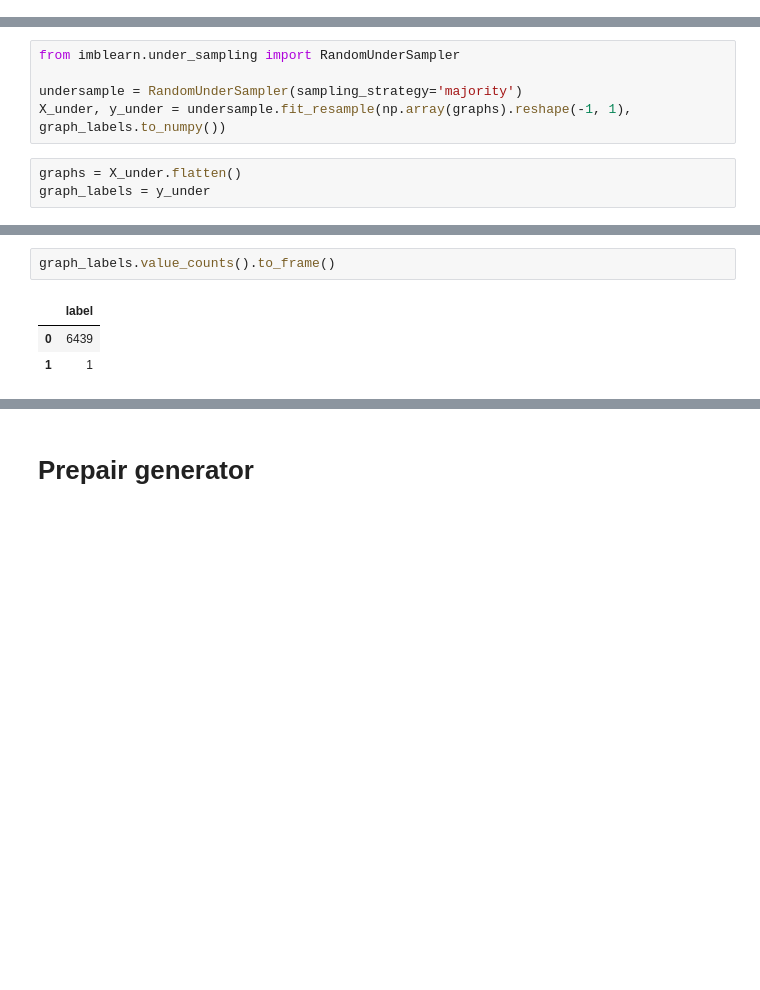
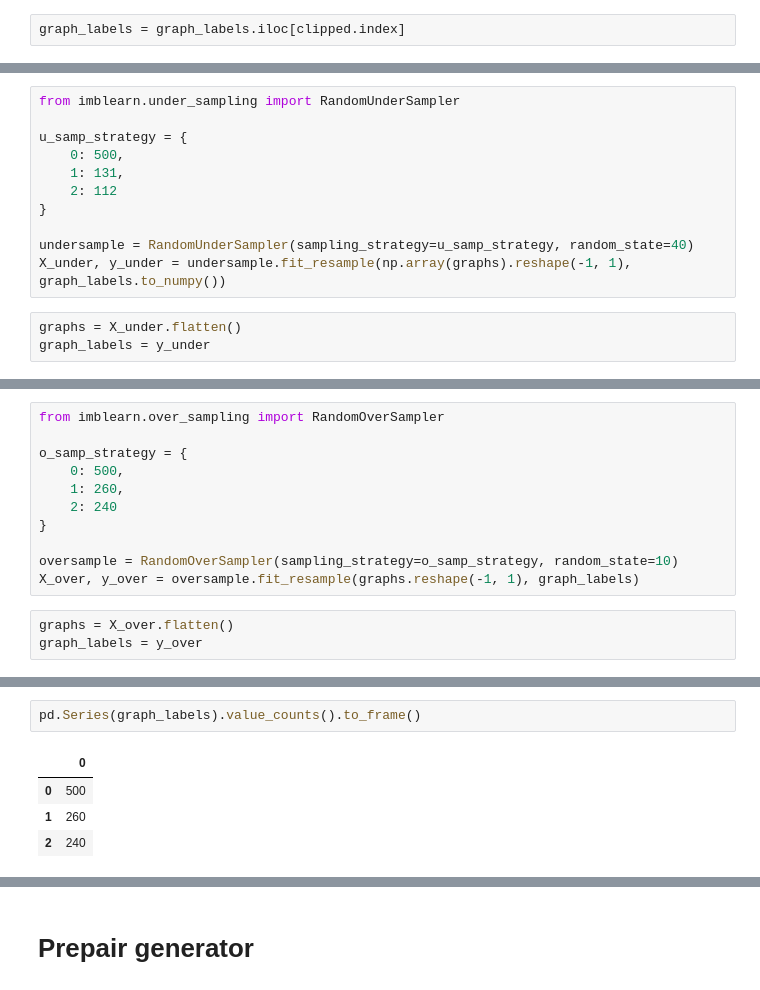
Before and after one commit to semjacko/bachelor_thesis, a Jupyter notebook: classification/model_training.ipynb, the cells around one changed output, grey strips where cells are left out. Drawn from its saved outputs; the diff is of its cells as text; blank space fills up the shorter version.

Commit message:
sampling and multiple classes

```diff
--- a/classification/model_training.ipynb
+++ b/classification/model_training.ipynb
@@ -148 +195,3 @@ summary.describe().round(1)
+# %%
+graph_labels = graph_labels.iloc[clipped.index]
 # %% [markdown]
@@ -151,7 +200,13 @@ z datasetu sa vyberie len nejaky pocet grafov tak aby sa pocty grafov vytvorenyc
 # %%
 from imblearn.under_sampling import RandomUnderSampler
 
-undersample = RandomUnderSampler(sampling_strategy='majority')
+u_samp_strategy = {
+    0: 500,
+    1: 131,
+    2: 112
+}
+
+undersample = RandomUnderSampler(sampling_strategy=u_samp_strategy, random_state=40)
 X_under, y_under = undersample.fit_resample(np.array(graphs).reshape(-1, 1), graph_labels.to_numpy())
 # %%
 graphs = X_under.flatten()
@@ -184 +216,15 @@ final_graph_labels = pd.Series(final_graph_labels, dtype="category", name='label
+# %%
+from imblearn.over_sampling import RandomOverSampler
+
+o_samp_strategy = {
+    0: 500,
+    1: 260,
+    2: 240
+}
+
+oversample = RandomOverSampler(sampling_strategy=o_samp_strategy, random_state=10)
+X_over, y_over = oversample.fit_resample(graphs.reshape(-1, 1), graph_labels)
+# %%
+graphs = X_over.flatten()
+graph_labels = y_over
 # %% [markdown]
@@ -214,11 +260,12 @@ StellarGraph: Directed multigraph
         Weights: all 1 (default)
         Features: none
 # %%
-graph_labels.value_counts().to_frame()
+pd.Series(graph_labels).value_counts().to_frame()
 # %% [output]
-|  | label |
-| 0 | 6439 |
-| 1 | 1 |
+|  | 0 |
+| 0 | 500 |
+| 1 | 260 |
+| 2 | 240 |
 # %%
 summary = pd.DataFrame(
     [(g.number_of_nodes(), g.number_of_edges()) for g in graphs],
```
Also changed, not shown: parts of 40 cells of this notebook, 1 other file.
